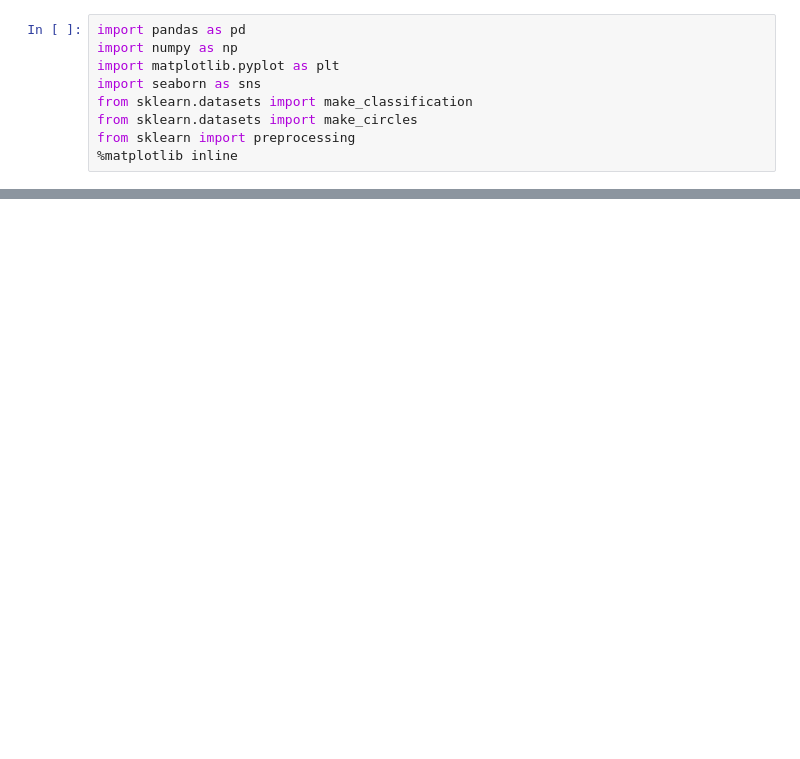
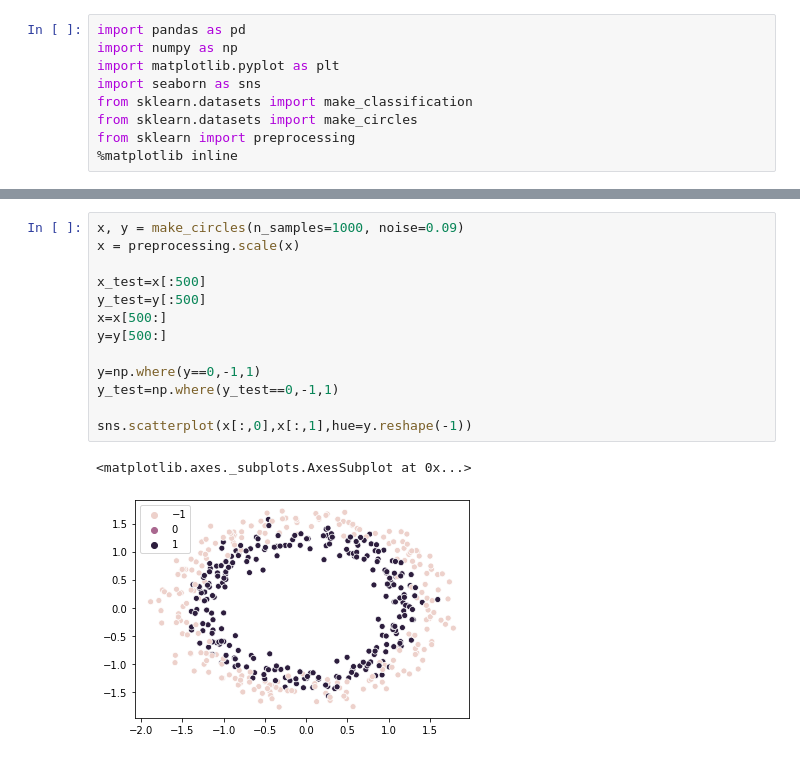
Before and after one commit to prathameshbhalekar/Machine-Learning-From-Scratch, a Jupyter notebook: SupportVectorMachineUsingGradientDescent.ipynb, the cells around one changed output, grey strips where cells are left out. Drawn from its saved outputs; the diff is of its cells as text; blank space fills up the shorter version.

```diff
--- a/SupportVectorMachineUsingGradientDescent.ipynb
+++ b/SupportVectorMachineUsingGradientDescent.ipynb
@@ -86,2 +136,18 @@ sns.scatterplot(x[:,0],x[:,1],hue=y.reshape(-1))
+# %%
+x, y = make_circles(n_samples=1000, noise=0.09)
+x = preprocessing.scale(x)
+
+x_test=x[:500]
+y_test=y[:500]
+x=x[500:]
+y=y[500:]
+
+y=np.where(y==0,-1,1)
+y_test=np.where(y_test==0,-1,1)
+
+sns.scatterplot(x[:,0],x[:,1],hue=y.reshape(-1))
+# %% [output]
+<matplotlib.axes._subplots.AxesSubplot at 0x...>
+[figure, added]
 # %%
 model=support_vector_machine(C=10,kernel="gaussian",sigma_sq=0.01)
```
Also changed, not shown: parts of 13 cells of this notebook.
